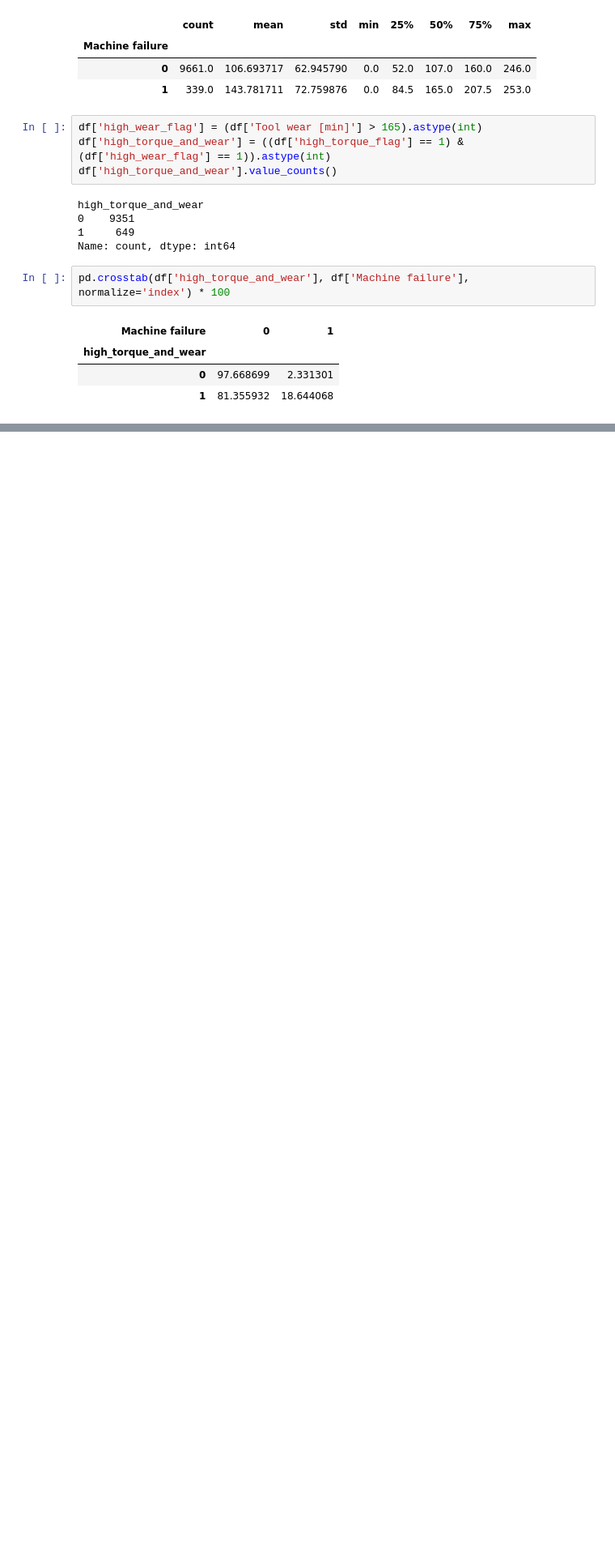
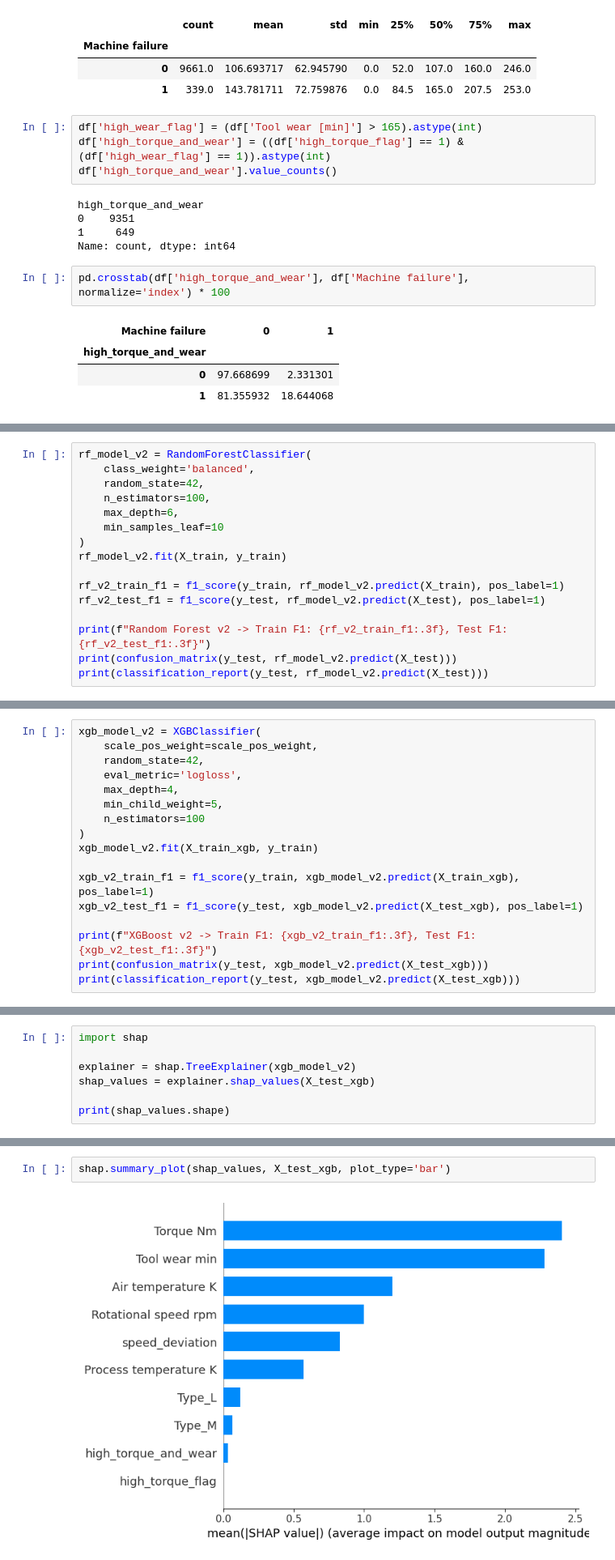
Before and after one commit to Himanshurana9811/predictive-maintenance-api, a Jupyter notebook: notebooks/01_eda.ipynb, the cells around one changed output, grey strips where cells are left out. Shown at 81% size. Cells and saved outputs as stored; diff of their text form; blank space fills up the shorter version.

Commit message:
Add saved models and update EDA notebook with SHAP analysis

```diff
--- a/notebooks/01_eda.ipynb
+++ b/notebooks/01_eda.ipynb
@@ -232,0 +394,16 @@ pd.crosstab(df['high_torque_and_wear'], df['Machine failure'], normalize='index'
+# %%
+rf_model_v2 = RandomForestClassifier(
+    class_weight='balanced',
+    random_state=42,
+    n_estimators=100,
+    max_depth=6,
+    min_samples_leaf=10
+)
+rf_model_v2.fit(X_train, y_train)
+
+rf_v2_train_f1 = f1_score(y_train, rf_model_v2.predict(X_train), pos_label=1)
+rf_v2_test_f1 = f1_score(y_test, rf_model_v2.predict(X_test), pos_label=1)
+
+print(f"Random Forest v2 -> Train F1: {rf_v2_train_f1:.3f}, Test F1: {rf_v2_test_f1:.3f}")
+print(confusion_matrix(y_test, rf_model_v2.predict(X_test)))
+print(classification_report(y_test, rf_model_v2.predict(X_test)))
@@ -232,0 +422,17 @@ pd.crosstab(df['high_torque_and_wear'], df['Machine failure'], normalize='index'
+# %%
+xgb_model_v2 = XGBClassifier(
+    scale_pos_weight=scale_pos_weight,
+    random_state=42,
+    eval_metric='logloss',
+    max_depth=4,
+    min_child_weight=5,
+    n_estimators=100
+)
+xgb_model_v2.fit(X_train_xgb, y_train)
+
+xgb_v2_train_f1 = f1_score(y_train, xgb_model_v2.predict(X_train_xgb), pos_label=1)
+xgb_v2_test_f1 = f1_score(y_test, xgb_model_v2.predict(X_test_xgb), pos_label=1)
+
+print(f"XGBoost v2 -> Train F1: {xgb_v2_train_f1:.3f}, Test F1: {xgb_v2_test_f1:.3f}")
+print(confusion_matrix(y_test, xgb_model_v2.predict(X_test_xgb)))
+print(classification_report(y_test, xgb_model_v2.predict(X_test_xgb)))
@@ -232,0 +573,7 @@ pd.crosstab(df['high_torque_and_wear'], df['Machine failure'], normalize='index'
+# %%
+import shap
+
+explainer = shap.TreeExplainer(xgb_model_v2)
+shap_values = explainer.shap_values(X_test_xgb)
+
+print(shap_values.shape)
@@ -232,0 +582,4 @@ pd.crosstab(df['high_torque_and_wear'], df['Machine failure'], normalize='index'
+# %%
+shap.summary_plot(shap_values, X_test_xgb, plot_type='bar')
+# %% [output]
+[figure, added]
```
Also changed, not shown: parts of 22 cells of this notebook, 2 other files.
